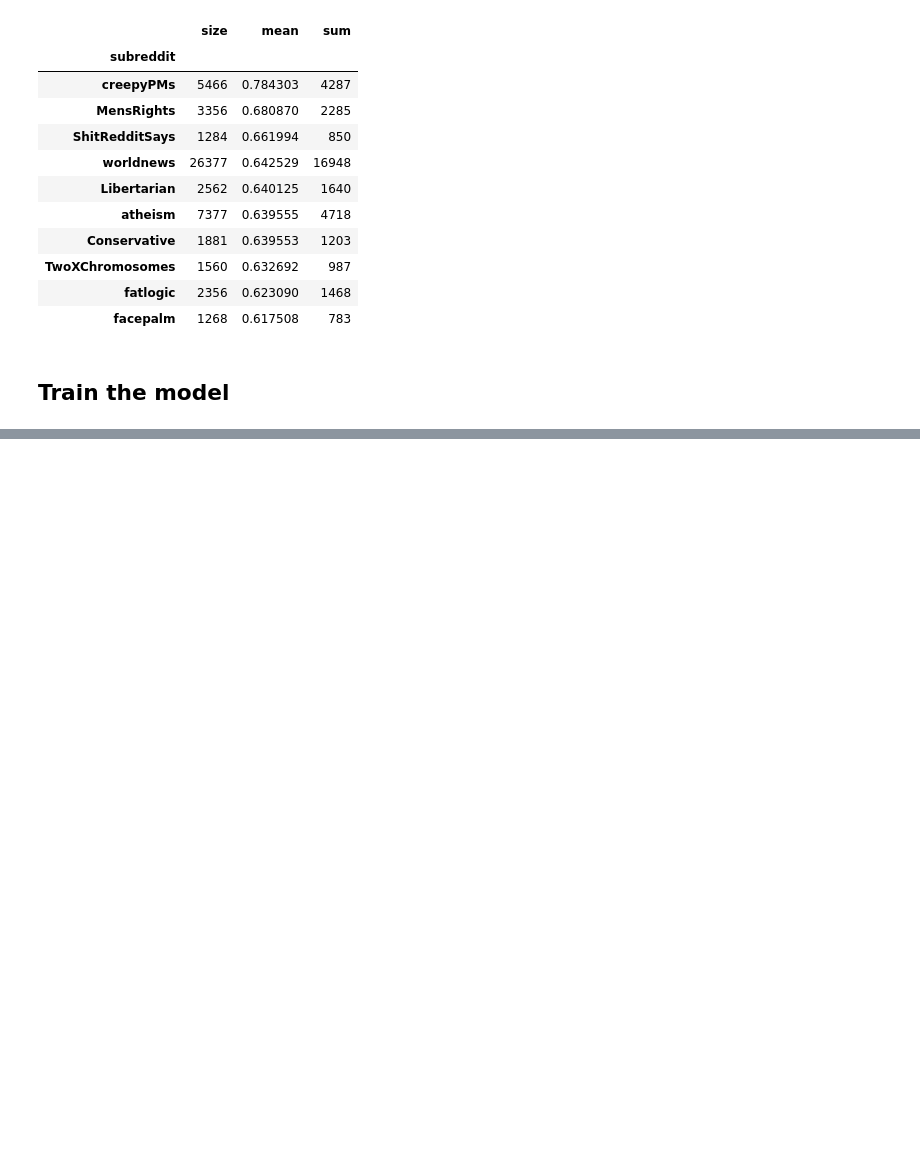
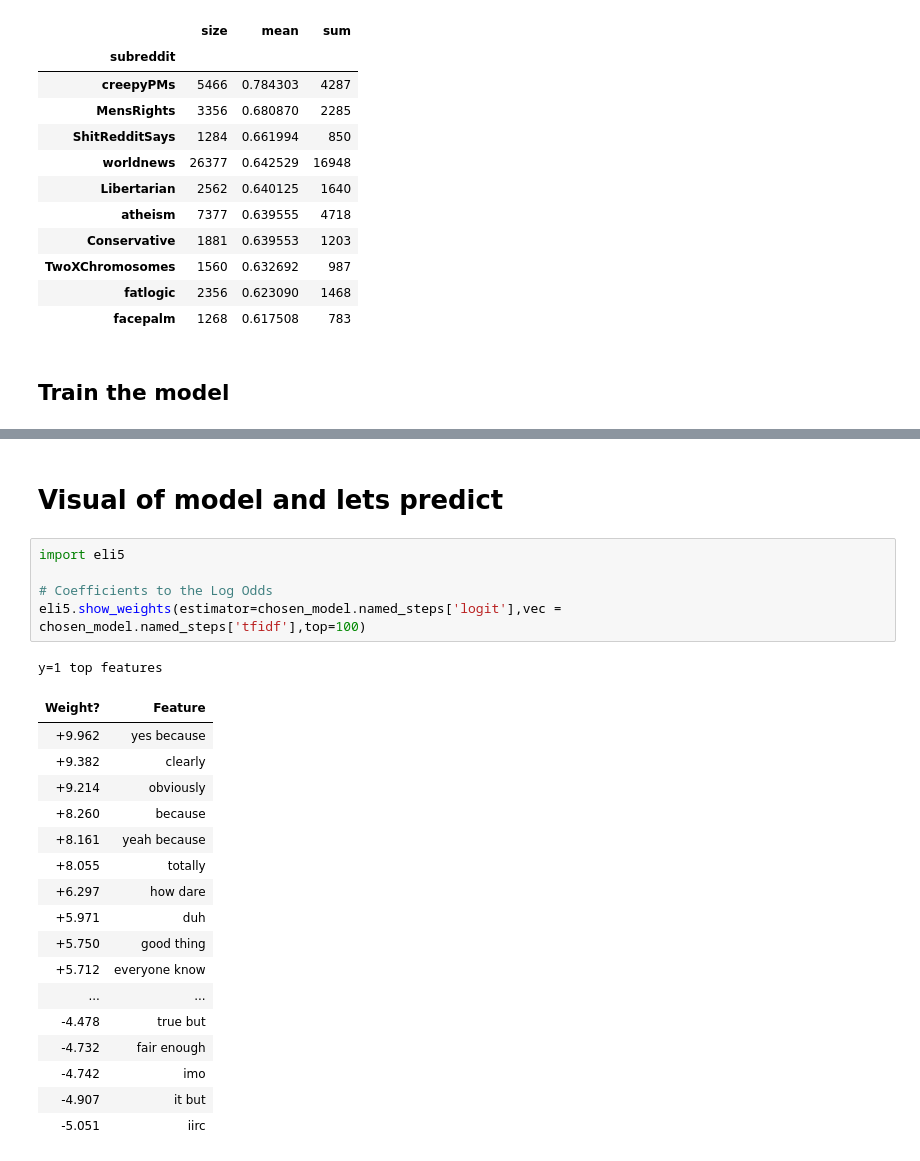
Before and after one commit to valazeinali/Natural-Language-Processing-, a Jupyter notebook: SarcasmDetection.ipynb, the cells around one changed output, grey strips where cells are left out. Saved outputs shown, nothing was run; the diff lists cells and outputs as text; blank space fills up the shorter version.

```diff
--- a/SarcasmDetection.ipynb
+++ b/SarcasmDetection.ipynb
@@ -373,0 +441,26 @@ sub_df[sub_df['size'] > 1000].sort_values(by='mean', ascending=False).head(10)
+# %% [markdown]
+# Visual of model and lets predict
+# %%
+import eli5
+
+# Coefficients to the Log Odds
+eli5.show_weights(estimator=chosen_model.named_steps['logit'],vec = chosen_model.named_steps['tfidf'],top=100)
+# %% [output]
+y=1 top features
+| Weight? | Feature |
+| +9.962 | yes because |
+| +9.382 | clearly |
+| +9.214 | obviously |
+| +8.260 | because |
+| +8.161 | yeah because |
+| +8.055 | totally |
+| +6.297 | how dare |
+| +5.971 | duh |
+| +5.750 | good thing |
+| +5.712 | everyone know |
+| ... | ... |
+| -4.478 | true but |
+| -4.732 | fair enough |
+| -4.742 | imo |
+| -4.907 | it but |
+| -5.051 | iirc |
```
Also changed, not shown: parts of 20 cells of this notebook.
